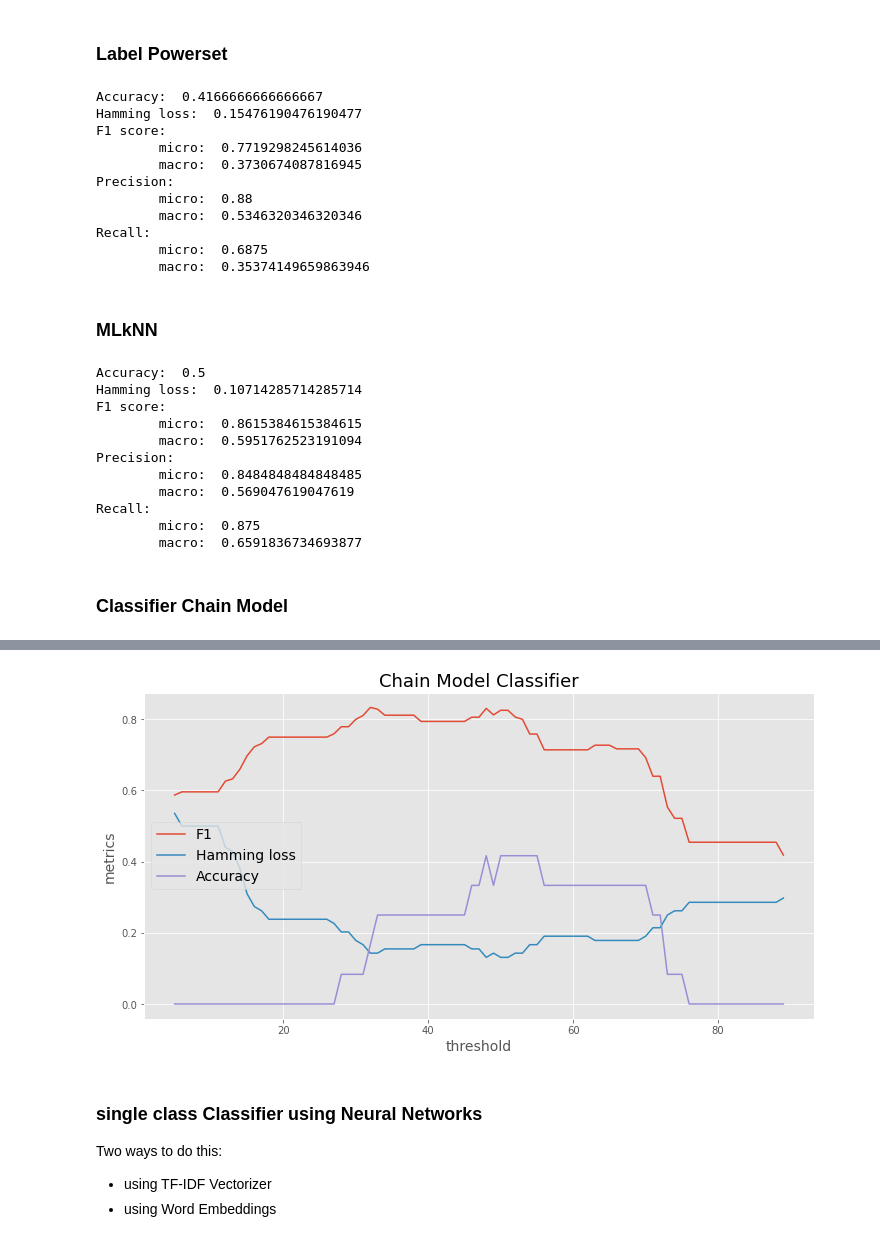
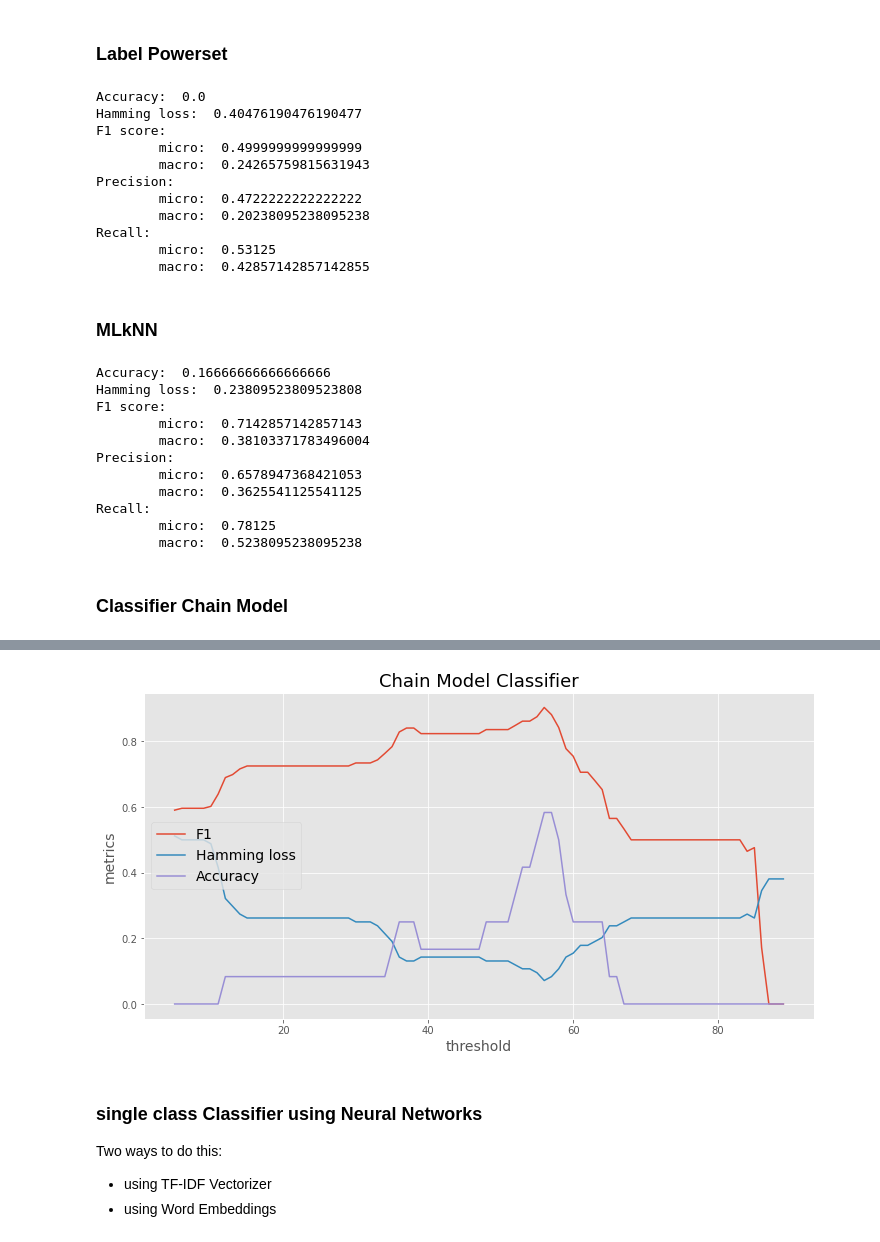
Before and after one commit to code-for-venezuela/c4v-py, a Jupyter notebook: creating_models/Multi-label Classification.ipynb, the cells around one changed output, grey strips where cells are left out. Cells and saved outputs as stored; diff of their text form; code cells hidden in the pictures.

```diff
--- a/creating_models/Multi-label Classification.ipynb
+++ b/creating_models/Multi-label Classification.ipynb
@@ -218,13 +219,10 @@ def report_measures(y_test, y_pred) -> None:
 ### Binary Relevance
 1. with GaussianNB
 # %%
-#Binary Relevance: Naive Bayes
-br_classifier = BinaryRelevance(GaussianNB())
+#Binary Relevance: Naive Bayes with Bernoulli Distribution
+br_classifier = BinaryRelevance(BernoulliNB())
 br_classifier.fit(x_train, y_train)
 br_predictions = br_classifier.predict(x_test)
 
 report_measures(y_test, br_predictions)
-
-# br_predictions.toarray()
-# y_test
 # %% [output]
@@ -273,17 +271,17 @@ lp_predictions = lp_classifier.predict(x_test)
 
 report_measures(y_test, lp_predictions)
 # %% [output]
-Accuracy:  0.4166666666666667
-Hamming loss:  0.15476190476190477
+Accuracy:  0.0
+Hamming loss:  0.40476190476190477
 F1 score:
-        micro:  0.7719298245614036
-        macro:  0.3730674087816945
+        micro:  0.4999999999999999
+        macro:  0.24265759815631943
 Precision:
-        micro:  0.88
-        macro:  0.5346320346320346
+        micro:  0.4722222222222222
+        macro:  0.20238095238095238
 Recall:
-        micro:  0.6875
-        macro:  0.35374149659863946
+        micro:  0.53125
+        macro:  0.42857142857142855
 # %% [markdown]
 ### MLkNN
 # %%
@@ -298,30 +296,30 @@ ml_predictions = ml_classifier.predict(x_test)
 
 report_measures(y_test, ml_predictions)
 # %% [output]
-Accuracy:  0.5
-Hamming loss:  0.10714285714285714
+Accuracy:  0.16666666666666666
+Hamming loss:  0.23809523809523808
 F1 score:
-        micro:  0.8615384615384615
-        macro:  0.5951762523191094
+        micro:  0.7142857142857143
+        macro:  0.38103371783496004
 Precision:
-        micro:  0.8484848484848485
-        macro:  0.569047619047619
+        micro:  0.6578947368421053
+        macro:  0.3625541125541125
 Recall:
-        micro:  0.875
-        macro:  0.6591836734693877
+        micro:  0.78125
+        macro:  0.5238095238095238
 # %% [markdown]
 ### Classifier Chain Model
 # %%
 # for the next classifier we need to remove from y-train, y-test categories which
 # equal 0 for all train samples
-y_train = train.drop(labels = [TEXT_DESCRIPTION_COL], axis=1)
-y_test = test.drop(labels = [TEXT_DESCRIPTION_COL], axis=1)
-selected_labels = y_train.columns[y_train.sum(axis = 0, skipna = True) > 0].tolist()
+# y_train = train.drop(labels = [TEXT_DESCRIPTION_COL], axis=1)
+# y_test = test.drop(labels = [TEXT_DESCRIPTION_COL], axis=1)
+# selected_labels = y_train.columns[y_train.sum(axis = 0, skipna = True) > 0].tolist()
 
-y_train = y_train.filter(selected_labels, axis=1)
-y_test = y_test.filter(selected_labels, axis=1)
-x_train = vectorizer.transform(train_text)
-x_test = vectorizer.transform(test_text)
+# y_train = y_train.filter(selected_labels, axis=1)
+# y_test = y_test.filter(selected_labels, axis=1)
+# x_train = vectorizer.transform(train_text)
+# x_test = vectorizer.transform(test_text)
 
 cc_classifier = ClassifierChain(LogisticRegression())
 cc_classifier.fit(x_train, y_train)
@@ -338,10 +336,9 @@ def plotting_metrics_function_of_threshold(model_name, cc_predictions_proba, y_t
 
     for t in range (5,90): # threshold value
         y_pred_new = (cc_predictions_proba >= t/100).astype(int)
-        print("t =" ,t/100)
-        print("Accuracy = ",accuracy_score(y_test,y_pred_new))
-        print("F1 = ",f1_score(y_test,y_pred_new, average="micro"))
-        print("Hamming loss = ",hamming_loss(y_test,y_pred_new))
+        print("t =" ,t/100, '\t', "Accuracy = ",accuracy_score(y_test,y_pred_new),
+             '\t', "F1 = ",f1_score(y_test,y_pred_new, average="micro"), '\t',
+              "Hamming loss = ",hamming_loss(y_test,y_pred_new))
         th.append(t)
         ac.append(accuracy_score(y_test,y_pred_new))
         f.append(f1_score(y_test,y_pred_new, average="micro"))
@@ -379,4 +376,4 @@ Hamming loss =  0.2976190476190476
-[figure, old version]
+[figure, new version]
 # %% [markdown]
 ### single class Classifier using Neural Networks
 
```
Also changed, not shown: parts of 12 cells of this notebook.
